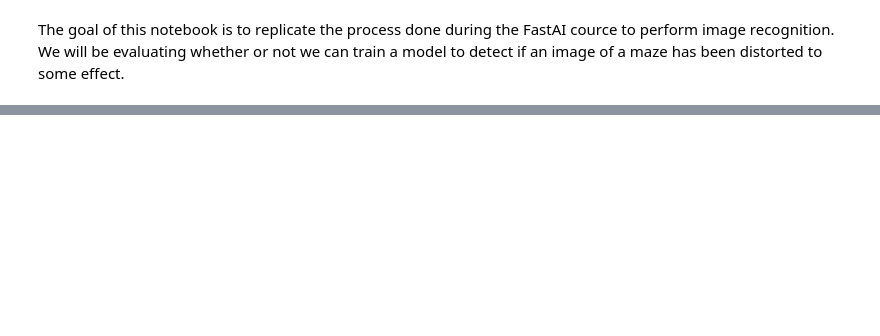
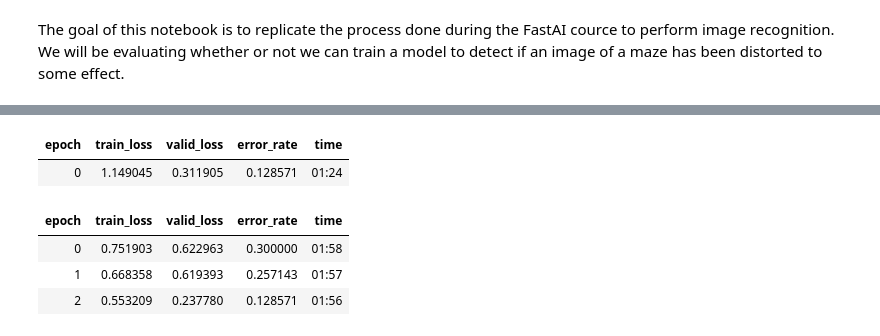
Before and after one commit to nick-leland/DistortionML, a Jupyter notebook: maze-transformation-detection.ipynb, the cells around one changed output, grey strips where cells are left out. Drawn from its saved outputs; the diff is of its cells as text; code cells hidden in the pictures; blank space fills up the shorter version.

```diff
--- a/maze-transformation-detection.ipynb
+++ b/maze-transformation-detection.ipynb
@@ -61,0 +16,4 @@ In this case however, we will be running random modifications to skew the images
+# %%
+learn = vision_learner(dls, resnet34, metrics=error_rate)
+learn.fine_tune(3)
+# %% [output]
@@ -61,0 +21,6 @@ In this case however, we will be running random modifications to skew the images
+| epoch | train_loss | valid_loss | error_rate | time |
+| 0 | 1.149045 | 0.311905 | 0.128571 | 01:24 |
+| epoch | train_loss | valid_loss | error_rate | time |
+| 0 | 0.751903 | 0.622963 | 0.300000 | 01:58 |
+| 1 | 0.668358 | 0.619393 | 0.257143 | 01:57 |
+| 2 | 0.553209 | 0.237780 | 0.128571 | 01:56 |
```
Also changed, not shown: parts of 15 cells of this notebook.
